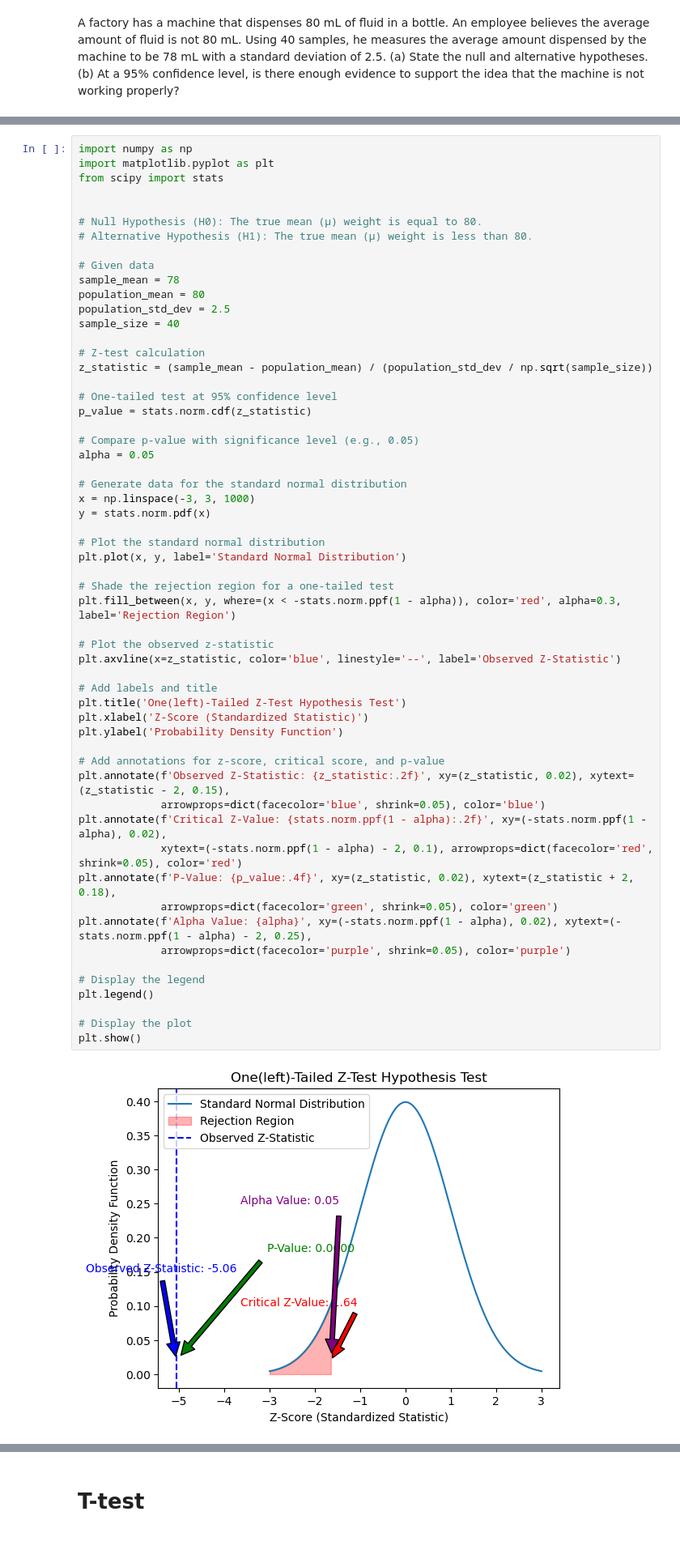
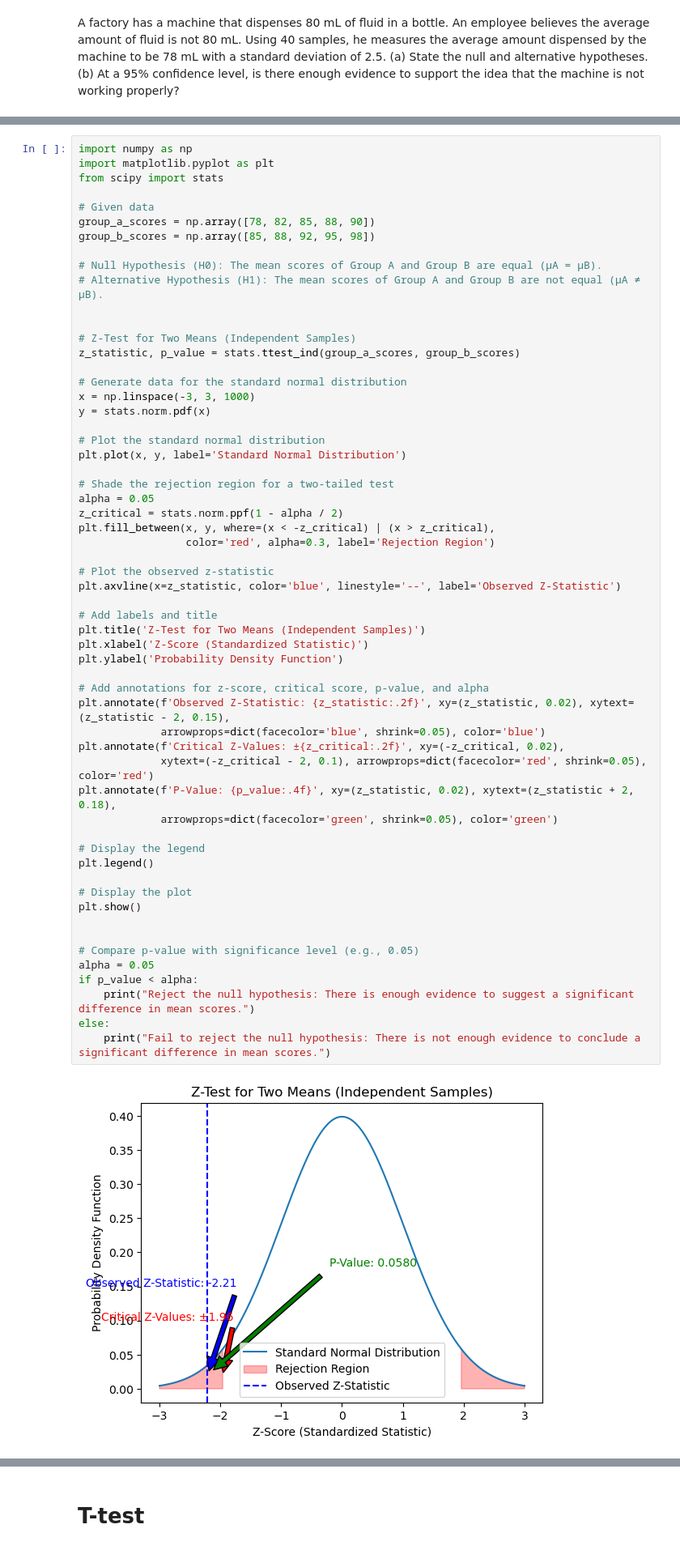
Before and after one commit to Hari-810/ML_DL, a Jupyter notebook: EDA/hypothesis.ipynb, the cells around one changed output, grey strips where cells are left out. Shown at 81% size. Drawn from its saved outputs; the diff is of its cells as text.

Commit message:
z test

```diff
--- a/EDA/hypothesis.ipynb
+++ b/EDA/hypothesis.ipynb
@@ -85,57 +169,58 @@ import numpy as np
 import matplotlib.pyplot as plt
 from scipy import stats
 
+# Given data
+group_a_scores = np.array([78, 82, 85, 88, 90])
+group_b_scores = np.array([85, 88, 92, 95, 98])
 
-# Null Hypothesis (H0): The true mean (μ) weight is equal to 80.
-# Alternative Hypothesis (H1): The true mean (μ) weight is less than 80.
+# Null Hypothesis (H0): The mean scores of Group A and Group B are equal (μA = μB).
+# Alternative Hypothesis (H1): The mean scores of Group A and Group B are not equal (μA ≠ μB).
 
-# Given data
-sample_mean = 78
-population_mean = 80
-population_std_dev = 2.5
-sample_size = 40
 
-# Z-test calculation
-z_statistic = (sample_mean - population_mean) / (population_std_dev / np.sqrt(sample_size))
-
-# One-tailed test at 95% confidence level
-p_value = stats.norm.cdf(z_statistic)
-
-# Compare p-value with significance level (e.g., 0.05)
-alpha = 0.05
+# Z-Test for Two Means (Independent Samples)
+z_statistic, p_value = stats.ttest_ind(group_a_scores, group_b_scores)
 
 # Generate data for the standard normal distribution
 x = np.linspace(-3, 3, 1000)
 y = stats.norm.pdf(x)
 
 # Plot the standard normal distribution
 plt.plot(x, y, label='Standard Normal Distribution')
 
-# Shade the rejection region for a one-tailed test
-plt.fill_between(x, y, where=(x < -stats.norm.ppf(1 - alpha)), color='red', alpha=0.3, label='Rejection Region')
+# Shade the rejection region for a two-tailed test
+alpha = 0.05
+z_critical = stats.norm.ppf(1 - alpha / 2)
+plt.fill_between(x, y, where=(x < -z_critical) | (x > z_critical),
+                 color='red', alpha=0.3, label='Rejection Region')
 
 # Plot the observed z-statistic
 plt.axvline(x=z_statistic, color='blue', linestyle='--', label='Observed Z-Statistic')
 
 # Add labels and title
-plt.title('One(left)-Tailed Z-Test Hypothesis Test')
+plt.title('Z-Test for Two Means (Independent Samples)')
 plt.xlabel('Z-Score (Standardized Statistic)')
 plt.ylabel('Probability Density Function')
 
-# Add annotations for z-score, critical score, and p-value
+# Add annotations for z-score, critical score, p-value, and alpha
 plt.annotate(f'Observed Z-Statistic: {z_statistic:.2f}', xy=(z_statistic, 0.02), xytext=(z_statistic - 2, 0.15),
              arrowprops=dict(facecolor='blue', shrink=0.05), color='blue')
-plt.annotate(f'Critical Z-Value: {stats.norm.ppf(1 - alpha):.2f}', xy=(-stats.norm.ppf(1 - alpha), 0.02),
-             xytext=(-stats.norm.ppf(1 - alpha) - 2, 0.1), arrowprops=dict(facecolor='red', shrink=0.05), color='red')
+plt.annotate(f'Critical Z-Values: ±{z_critical:.2f}', xy=(-z_critical, 0.02),
+             xytext=(-z_critical - 2, 0.1), arrowprops=dict(facecolor='red', shrink=0.05), color='red')
 plt.annotate(f'P-Value: {p_value:.4f}', xy=(z_statistic, 0.02), xytext=(z_statistic + 2, 0.18),
              arrowprops=dict(facecolor='green', shrink=0.05), color='green')
-plt.annotate(f'Alpha Value: {alpha}', xy=(-stats.norm.ppf(1 - alpha), 0.02), xytext=(-stats.norm.ppf(1 - alpha) - 2, 0.25),
-             arrowprops=dict(facecolor='purple', shrink=0.05), color='purple')
 
 # Display the legend
 plt.legend()
 
 # Display the plot
 plt.show()
+
+
+# Compare p-value with significance level (e.g., 0.05)
+alpha = 0.05
+if p_value < alpha:
+    print("Reject the null hypothesis: There is enough evidence to suggest a significant difference in mean scores.")
+else:
+    print("Fail to reject the null hypothesis: There is not enough evidence to conclude a significant difference in mean scores.")
 # %% [output]
-[figure, old version]
+[figure, new version]
```
Also changed, not shown: parts of 14 cells of this notebook.
